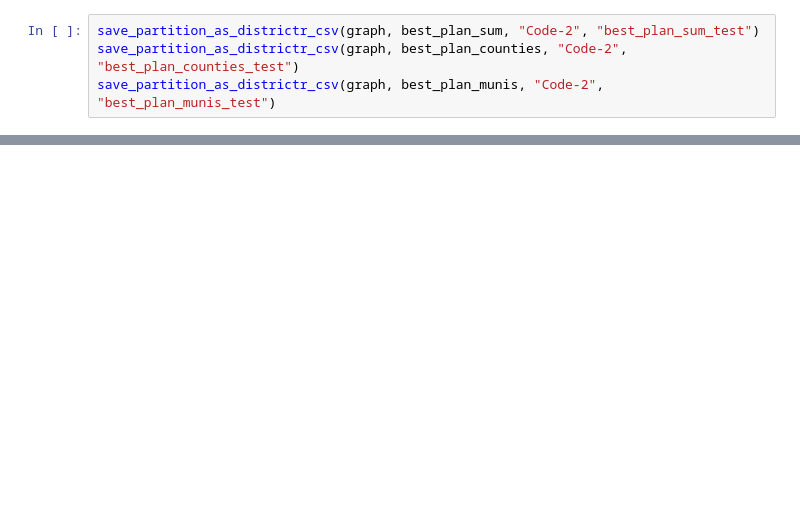
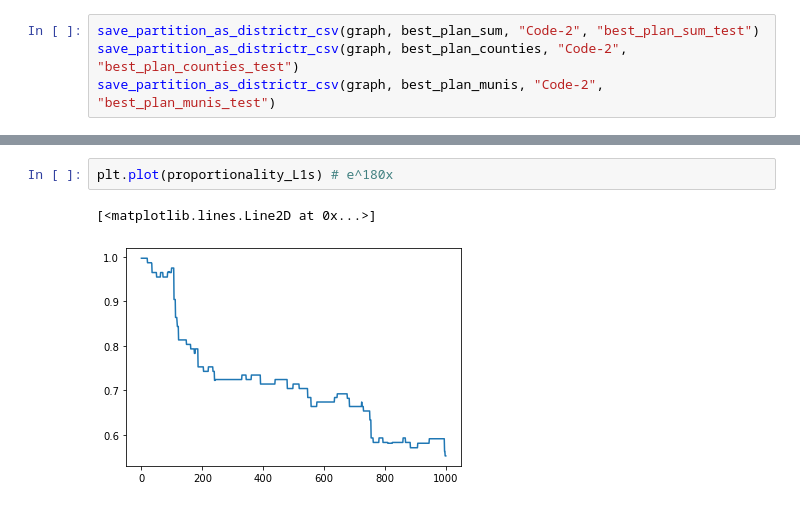
Before and after one commit to gabeschoenbach/division-aware, a Jupyter notebook: peter-chains.ipynb, the cells around one changed output, grey strips where cells are left out. Drawn from its saved outputs; the diff is of its cells as text; blank space fills up the shorter version.

```diff
--- a/peter-chains.ipynb
+++ b/peter-chains.ipynb
@@ -114,0 +146,5 @@ plt.plot(split_munis)
+# %%
+plt.plot(proportionality_L1s) # e^180x
+# %% [output]
+[<matplotlib.lines.Line2D at 0x...>]
+[figure, added]
```
Also changed, not shown: parts of 10 cells of this notebook, 16 other files.
